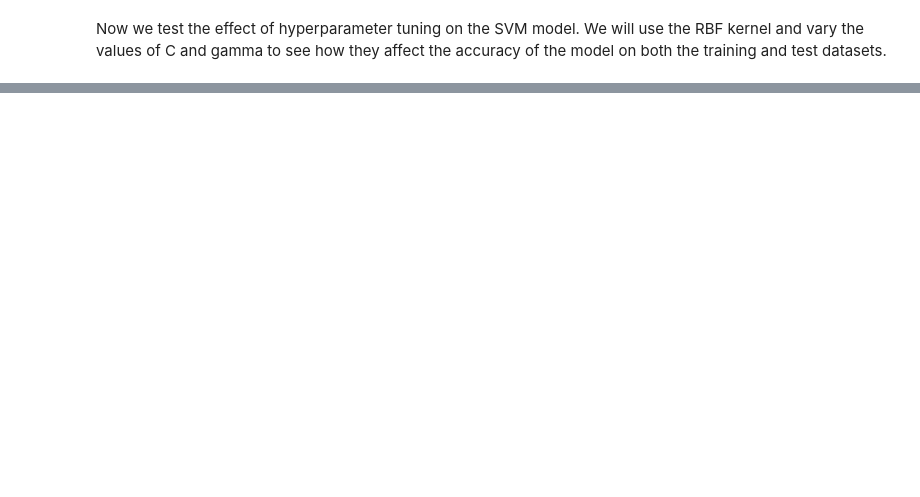
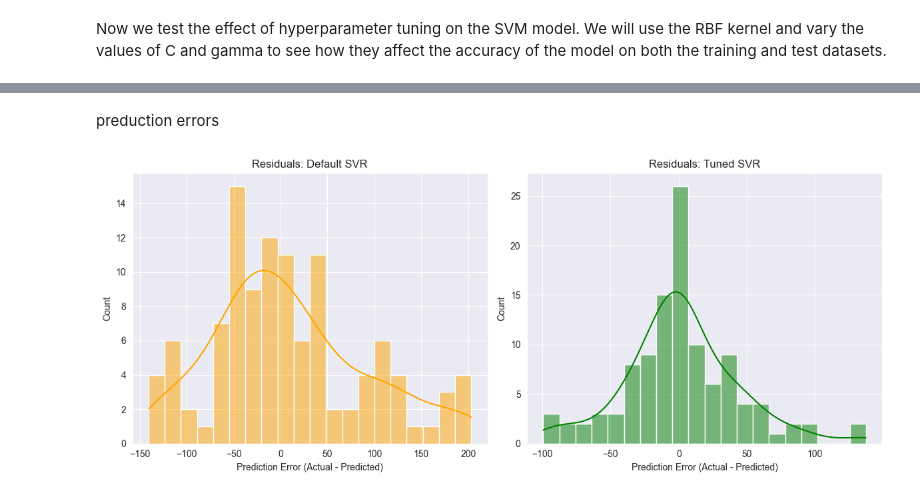
Before and after one commit to ciarangray0/MLRegressionAssignment2, a Jupyter notebook: SVR.ipynb, the cells around one changed output, grey strips where cells are left out. Saved outputs shown, nothing was run; the diff lists cells and outputs as text; code cells hidden in the pictures; blank space fills up the shorter version.

```diff
--- a/SVR.ipynb
+++ b/SVR.ipynb
@@ -37,0 +100,5 @@ max          2.470000           1.950000        454.295736
+# %%
+df_reduced = df.drop(columns=weak_corr_features.index.tolist())
+
+print("\nRemaining features:\n")
+print(df_reduced.columns.tolist())
@@ -217,0 +283,22 @@ plt.show()
+# %% [markdown]
+preduction errors
+# %%
+residuals_default = y_test - predictions_test_default
+residuals_tuned = y_test - test_pred
+
+plt.figure(figsize=(12,5))
+
+plt.subplot(1, 2, 1)
+sns.histplot(residuals_default, kde=True, bins=20, color='orange')
+plt.title("Residuals: Default SVR")
+plt.xlabel("Prediction Error (Actual - Predicted)")
+
+plt.subplot(1, 2, 2)
+sns.histplot(residuals_tuned, kde=True, bins=20, color='green')
+plt.title("Residuals: Tuned SVR")
+plt.xlabel("Prediction Error (Actual - Predicted)")
+
+plt.tight_layout()
+plt.show()
+# %% [output]
+[figure, added]
```
Also changed, not shown: parts of 23 cells of this notebook.
